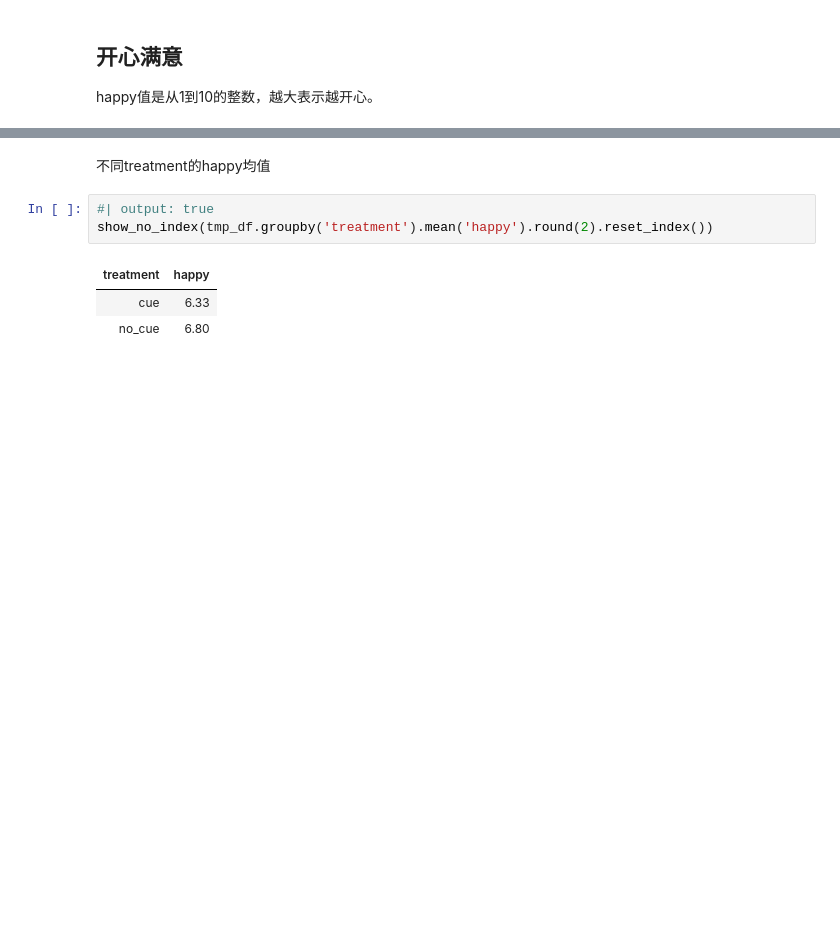
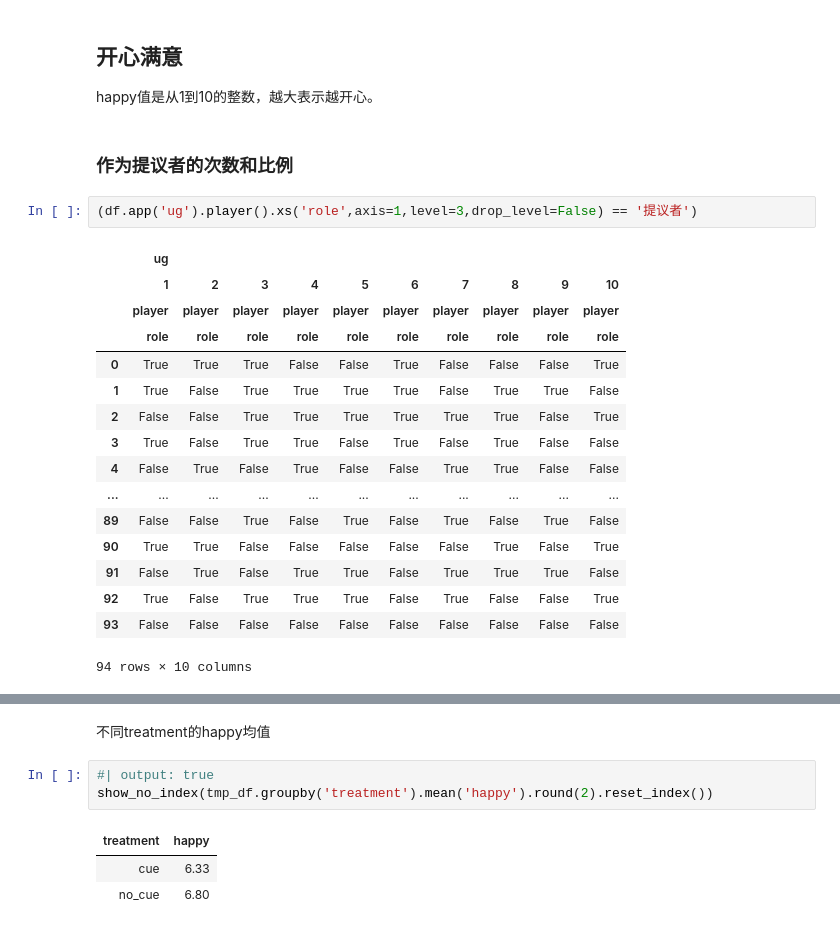
Before and after one commit to itsaquestion/otree5_common_prosperity_2, a Jupyter notebook: 数据分析/共同富裕实验数据分析.ipynb, the cells around one changed output, grey strips where cells are left out. Cells and saved outputs as stored; diff of their text form; blank space fills up the shorter version.

```diff
--- a/数据分析/共同富裕实验数据分析.ipynb
+++ b/数据分析/共同富裕实验数据分析.ipynb
@@ -814,3 +814,24 @@ plt.show()
 ## 开心满意
 
 happy值是从1到10的整数，越大表示越开心。
+# %% [markdown]
+### 作为提议者的次数和比例
+# %%
+(df.app('ug').player().xs('role',axis=1,level=3,drop_level=False) == '提议者')
+# %% [output]
+|  | ug |  |  |  |  |  |  |  |  |  |
+|  | 1 | 2 | 3 | 4 | 5 | 6 | 7 | 8 | 9 | 10 |
+|  | player | player | player | player | player | player | player | player | player | player |
+|  | role | role | role | role | role | role | role | role | role | role |
+| 0 | True | True | True | False | False | True | False | False | False | True |
+| 1 | True | False | True | True | True | True | False | True | True | False |
+| 2 | False | False | True | True | True | True | True | True | False | True |
+| 3 | True | False | True | True | False | True | False | True | False | False |
+| 4 | False | True | False | True | False | False | True | True | False | False |
+| ... | ... | ... | ... | ... | ... | ... | ... | ... | ... | ... |
+| 89 | False | False | True | False | True | False | True | False | True | False |
+| 90 | True | True | False | False | False | False | False | True | False | True |
+| 91 | False | True | False | True | True | False | True | True | True | False |
+| 92 | True | False | True | True | True | False | True | False | False | True |
+| 93 | False | False | False | False | False | False | False | False | False | False |
+94 rows × 10 columns
```
Also changed, not shown: parts of 6 cells of this notebook, 1 other file.
